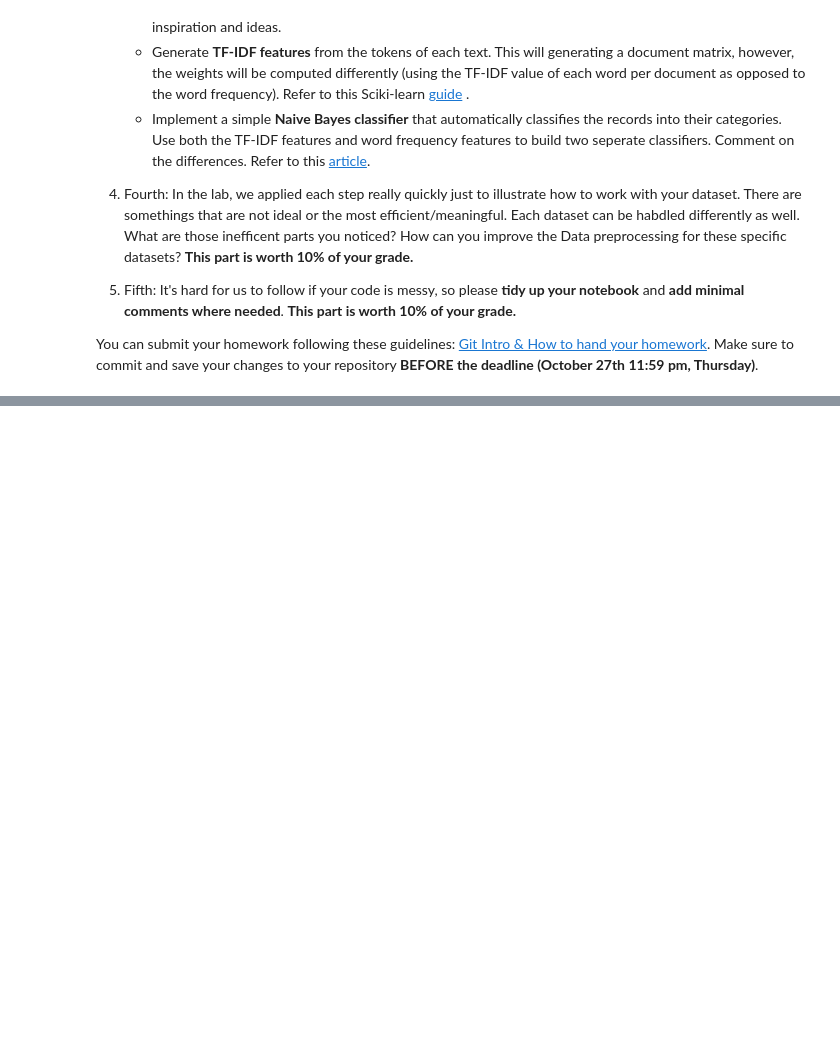
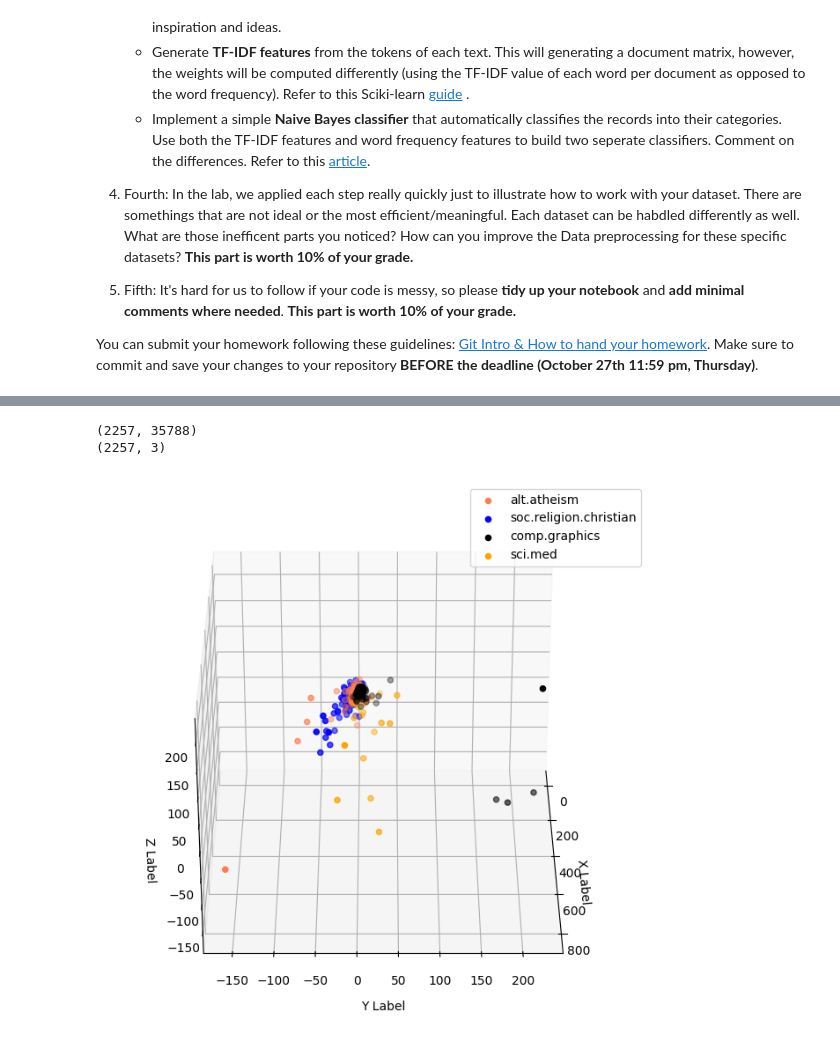
Before and after one commit to Haoze0102/DM2023-Lab1-Master, a Jupyter notebook: Homework/DM2023-Lab1-Homework.ipynb, the cells around one changed output, grey strips where cells are left out. Cells and saved outputs as stored; diff of their text form; code cells hidden in the pictures; blank space fills up the shorter version.

```diff
--- a/Homework/DM2023-Lab1-Homework.ipynb
+++ b/Homework/DM2023-Lab1-Homework.ipynb
@@ -35,0 +242,44 @@ You can submit your homework following these guidelines: [Git Intro & How to han
+# %%
+# Answer here
+# 降維到3
+print(X_counts.shape)
+X_reduced = PCA(n_components=3).fit_transform(X_counts.toarray())
+print(X_reduced.shape)
+
+# 繪製3D散點圖
+from mpl_toolkits.mplot3d import Axes3D
+
+# 選擇顏色
+col = ['coral', 'blue', 'black', 'orange']
+
+# 繪製3D散點圖
+fig = plt.figure(figsize=(10, 8))
+ax = fig.add_subplot(111, projection='3d')
+
+# 遍歷不同的類別並繪製散點圖
+for c, category in zip(col, categories):
+    xs = X_reduced[X['category_name'] == category][:, 0]
+    ys = X_reduced[X['category_name'] == category][:, 1]
+    zs = X_reduced[X['category_name'] == category][:, 2]
+
+    ax.scatter(xs, ys, zs, c=c, marker='o', label=category)
+
+# 添加網格
+ax.grid(color='gray', linestyle=':', linewidth=2, alpha=0.2)
+
+# 設定標籤
+ax.set_xlabel('\nX Label')
+ax.set_ylabel('\nY Label')
+ax.set_zlabel('\nZ Label')
+
+# 顯示圖例
+ax.legend()
+
+# 旋轉視角並繪製不同的視圖
+
+ax.view_init(azim=0)
+plt.show()
+# %% [output]
+(2257, 35788)
+(2257, 3)
+[figure, added]
```
Also changed, not shown: parts of 44 cells of this notebook.
